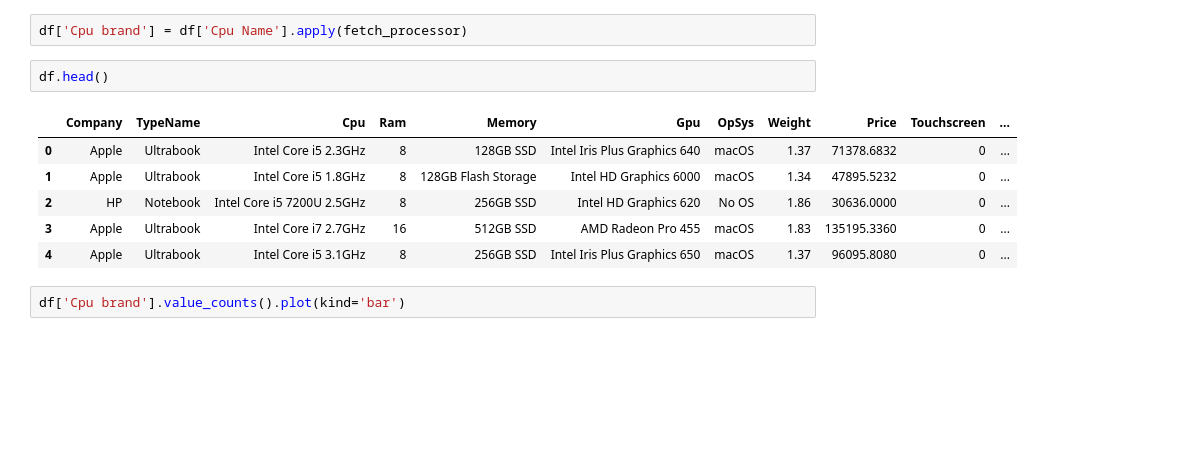
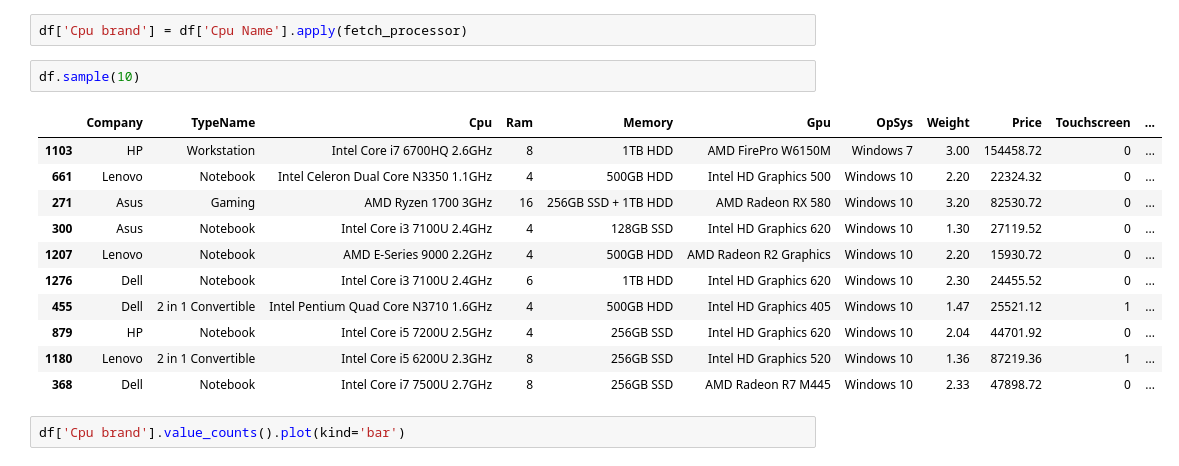
Before and after one commit to afadnan/ds_ml_dl, a Jupyter notebook: projects/laptop_price_predictor/laptop_price_predictor.ipynb, the cells around one changed output. Saved outputs shown, nothing was run; the diff lists cells and outputs as text; blank space fills up the shorter version.

```diff
--- a/projects/laptop_price_predictor/laptop_price_predictor.ipynb
+++ b/projects/laptop_price_predictor/laptop_price_predictor.ipynb
@@ -504,14 +507,19 @@ def fetch_processor(text):
 # %%
 df['Cpu brand'] = df['Cpu Name'].apply(fetch_processor)
 # %%
-df.head()
+df.sample(10)
 # %% [output]
 |  | Company | TypeName | Cpu | Ram | Memory | Gpu | OpSys | Weight | Price | Touchscreen | ... |
-| 0 | Apple | Ultrabook | Intel Core i5 2.3GHz | 8 | 128GB SSD | Intel Iris Plus Graphics 640 | macOS | 1.37 | 71378.6832 | 0 | ... |
-| 1 | Apple | Ultrabook | Intel Core i5 1.8GHz | 8 | 128GB Flash Storage | Intel HD Graphics 6000 | macOS | 1.34 | 47895.5232 | 0 | ... |
-| 2 | HP | Notebook | Intel Core i5 7200U 2.5GHz | 8 | 256GB SSD | Intel HD Graphics 620 | No OS | 1.86 | 30636.0000 | 0 | ... |
-| 3 | Apple | Ultrabook | Intel Core i7 2.7GHz | 16 | 512GB SSD | AMD Radeon Pro 455 | macOS | 1.83 | 135195.3360 | 0 | ... |
-| 4 | Apple | Ultrabook | Intel Core i5 3.1GHz | 8 | 256GB SSD | Intel Iris Plus Graphics 650 | macOS | 1.37 | 96095.8080 | 0 | ... |
+| 1103 | HP | Workstation | Intel Core i7 6700HQ 2.6GHz | 8 | 1TB HDD | AMD FirePro W6150M | Windows 7 | 3.00 | 154458.72 | 0 | ... |
+| 661 | Lenovo | Notebook | Intel Celeron Dual Core N3350 1.1GHz | 4 | 500GB HDD | Intel HD Graphics 500 | Windows 10 | 2.20 | 22324.32 | 0 | ... |
+| 271 | Asus | Gaming | AMD Ryzen 1700 3GHz | 16 | 256GB SSD + 1TB HDD | AMD Radeon RX 580 | Windows 10 | 3.20 | 82530.72 | 0 | ... |
+| 300 | Asus | Notebook | Intel Core i3 7100U 2.4GHz | 4 | 128GB SSD | Intel HD Graphics 620 | Windows 10 | 1.30 | 27119.52 | 0 | ... |
+| 1207 | Lenovo | Notebook | AMD E-Series 9000 2.2GHz | 4 | 500GB HDD | AMD Radeon R2 Graphics | Windows 10 | 2.20 | 15930.72 | 0 | ... |
+| 1276 | Dell | Notebook | Intel Core i3 7100U 2.4GHz | 6 | 1TB HDD | Intel HD Graphics 620 | Windows 10 | 2.30 | 24455.52 | 0 | ... |
+| 455 | Dell | 2 in 1 Convertible | Intel Pentium Quad Core N3710 1.6GHz | 4 | 500GB HDD | Intel HD Graphics 405 | Windows 10 | 1.47 | 25521.12 | 1 | ... |
+| 879 | HP | Notebook | Intel Core i5 7200U 2.5GHz | 4 | 256GB SSD | Intel HD Graphics 620 | Windows 10 | 2.04 | 44701.92 | 0 | ... |
+| 1180 | Lenovo | 2 in 1 Convertible | Intel Core i5 6200U 2.3GHz | 8 | 256GB SSD | Intel HD Graphics 520 | Windows 10 | 1.36 | 87219.36 | 1 | ... |
+| 368 | Dell | Notebook | Intel Core i7 7500U 2.7GHz | 8 | 256GB SSD | AMD Radeon R7 M445 | Windows 10 | 2.33 | 47898.72 | 0 | ... |
 # %%
 df['Cpu brand'].value_counts().plot(kind='bar')
 # %% [output]
```
Also changed, not shown: parts of 35 cells of this notebook.
